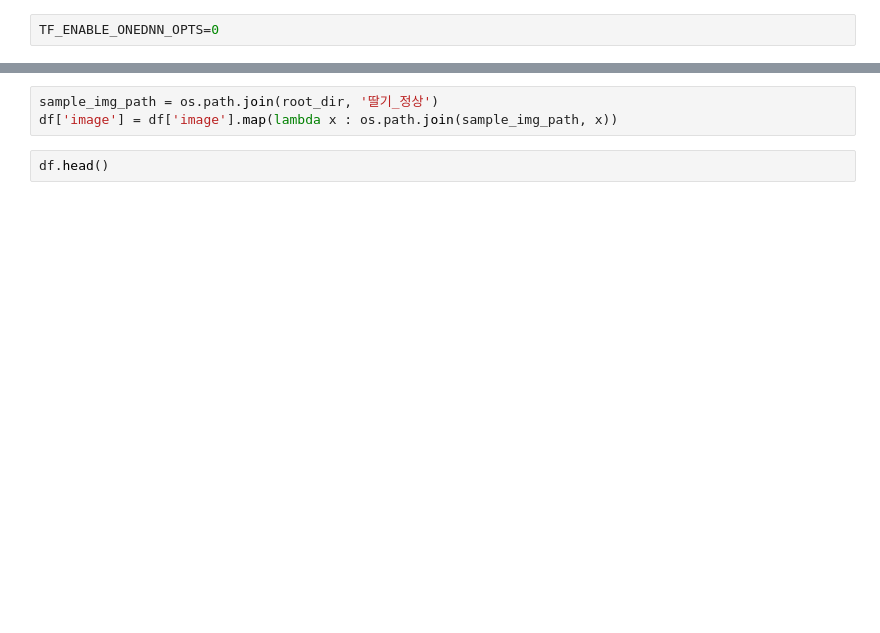
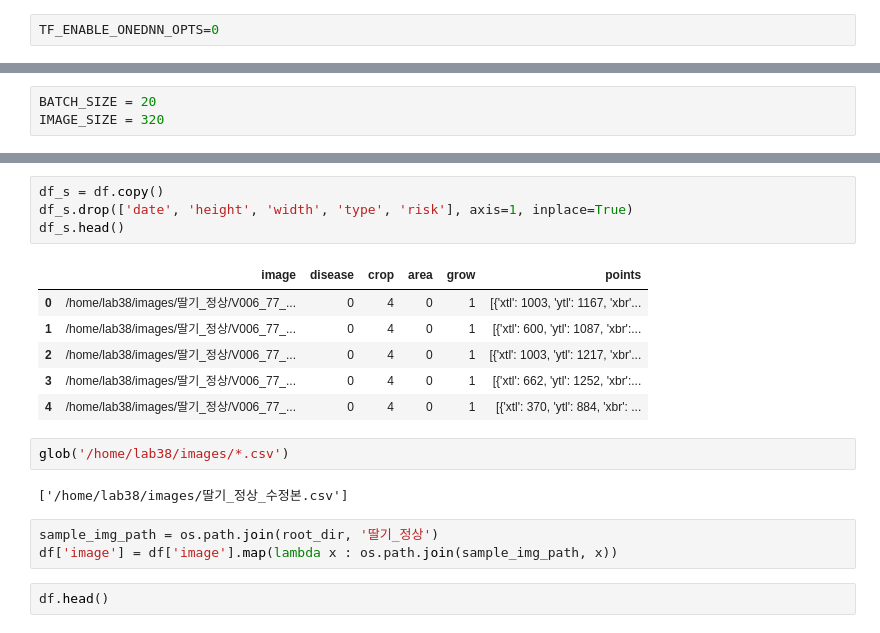
Before and after one commit to HKLeeeee/Multi_proj_6, a Jupyter notebook: model/multi-output/DataGen/CustomDataGen.ipynb, the cells around one changed output, grey strips where cells are left out. Cells and saved outputs as stored; diff of their text form; blank space fills up the shorter version.

```diff
--- a/model/multi-output/DataGen/CustomDataGen.ipynb
+++ b/model/multi-output/DataGen/CustomDataGen.ipynb
@@ -99,3 +28,6 @@ class CustomDataGen(tf.keras.utils.Sequence):
+# %%
+BATCH_SIZE = 20
+IMAGE_SIZE = 320
 # %%
 root_dir = '/home/lab38/images'
 sample_csv = '딸기_정상_수정본.csv'
@@ -108,6 +40,21 @@ df.head()
 | 2 | V006_77_0_00_04_01_13_0_b02_20201... | 2020-12-03 | 4032 | 3024 | 0 | 0 | 4 | 1 | 13 | 0 | [{'xtl': 1003, 'ytl': 1217, 'xbr'... |
 | 3 | V006_77_0_00_04_01_13_0_b02_20201... | 2020-12-03 | 4032 | 3024 | 0 | 0 | 4 | 1 | 13 | 0 | [{'xtl': 662, 'ytl': 1252, 'xbr':... |
 | 4 | V006_77_0_00_04_01_13_0_b02_20201... | 2020-12-03 | 4032 | 3024 | 0 | 0 | 4 | 1 | 13 | 0 | [{'xtl': 370, 'ytl': 884, 'xbr': ... |
+# %%
+df_s = df.copy()
+df_s.drop(['date', 'height', 'width', 'type', 'risk'], axis=1, inplace=True)
+df_s.head()
+# %% [output]
+|  | image | disease | crop | area | grow | points |
+| 0 | /home/lab38/images/딸기_정상/V006_77_... | 0 | 4 | 0 | 1 | [{'xtl': 1003, 'ytl': 1167, 'xbr'... |
+| 1 | /home/lab38/images/딸기_정상/V006_77_... | 0 | 4 | 0 | 1 | [{'xtl': 600, 'ytl': 1087, 'xbr':... |
+| 2 | /home/lab38/images/딸기_정상/V006_77_... | 0 | 4 | 0 | 1 | [{'xtl': 1003, 'ytl': 1217, 'xbr'... |
+| 3 | /home/lab38/images/딸기_정상/V006_77_... | 0 | 4 | 0 | 1 | [{'xtl': 662, 'ytl': 1252, 'xbr':... |
+| 4 | /home/lab38/images/딸기_정상/V006_77_... | 0 | 4 | 0 | 1 | [{'xtl': 370, 'ytl': 884, 'xbr': ... |
+# %%
+glob('/home/lab38/images/*.csv')
+# %% [output]
+['/home/lab38/images/딸기_정상_수정본.csv']
 # %%
 sample_img_path = os.path.join(root_dir, '딸기_정상')
 df['image'] = df['image'].map(lambda x : os.path.join(sample_img_path, x))
```
Also changed, not shown: parts of 28 cells of this notebook, 12 other files.
